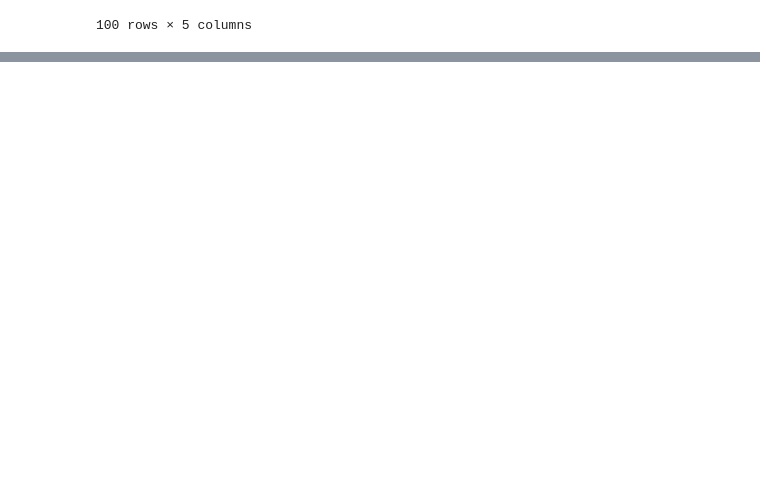
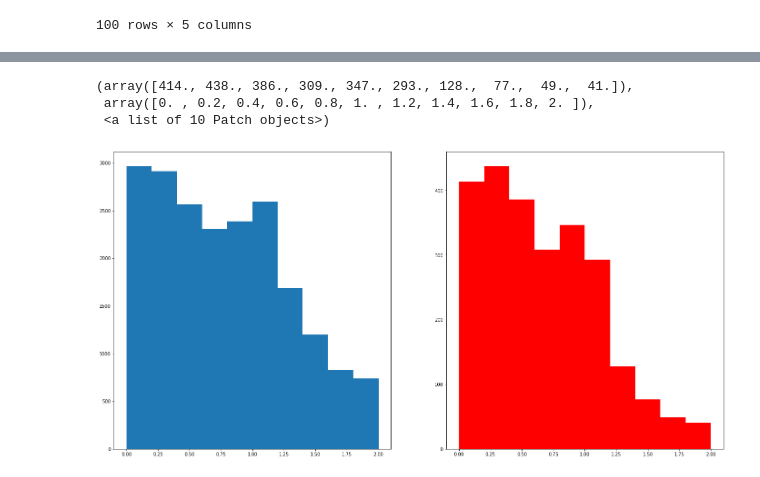
Before and after one commit to jabraunlin/tweets-russia-iran, a Jupyter notebook: Clustering.ipynb, the cells around one changed output, grey strips where cells are left out. Saved outputs shown, nothing was run; the diff lists cells and outputs as text; code cells hidden in the pictures; blank space fills up the shorter version.

```diff
--- a/Clustering.ipynb
+++ b/Clustering.ipynb
@@ -178,0 +437,18 @@ General
+# %%
+eng_users_grouped['follower_ratio'] = eng_users_grouped['follower_count']/(eng_users_grouped['following_count']+1)
+rus_users['follower_ratio'] = rus_users['follower_count']/(rus_users['following_count']+1)
+# %%
+fig, axs = plt.subplots(1,2)
+ax1 = axs[0]
+ax2 = axs[1]
+fig.set_figheight(12)
+fig.set_figwidth(24)
+ax1.hist(eng_users_grouped['follower_ratio'],bins=[0,.2,.4,.6,.8,1,1.2,1.4,1.6,1.8,2])
+ax2.hist(rus_users['follower_ratio'],bins=[0,.2,.4,.6,.8,1,1.2,1.4,1.6,1.8,2], color='r')
+# ax1.set_xscale('log')
+# ax2.set_xscale('log')
+# %% [output]
+(array([414., 438., 386., 309., 347., 293., 128.,  77.,  49.,  41.]),
+ array([0. , 0.2, 0.4, 0.6, 0.8, 1. , 1.2, 1.4, 1.6, 1.8, 2. ]),
+ <a list of 10 Patch objects>)
+[figure, added]
```
Also changed, not shown: parts of 24 cells of this notebook.
